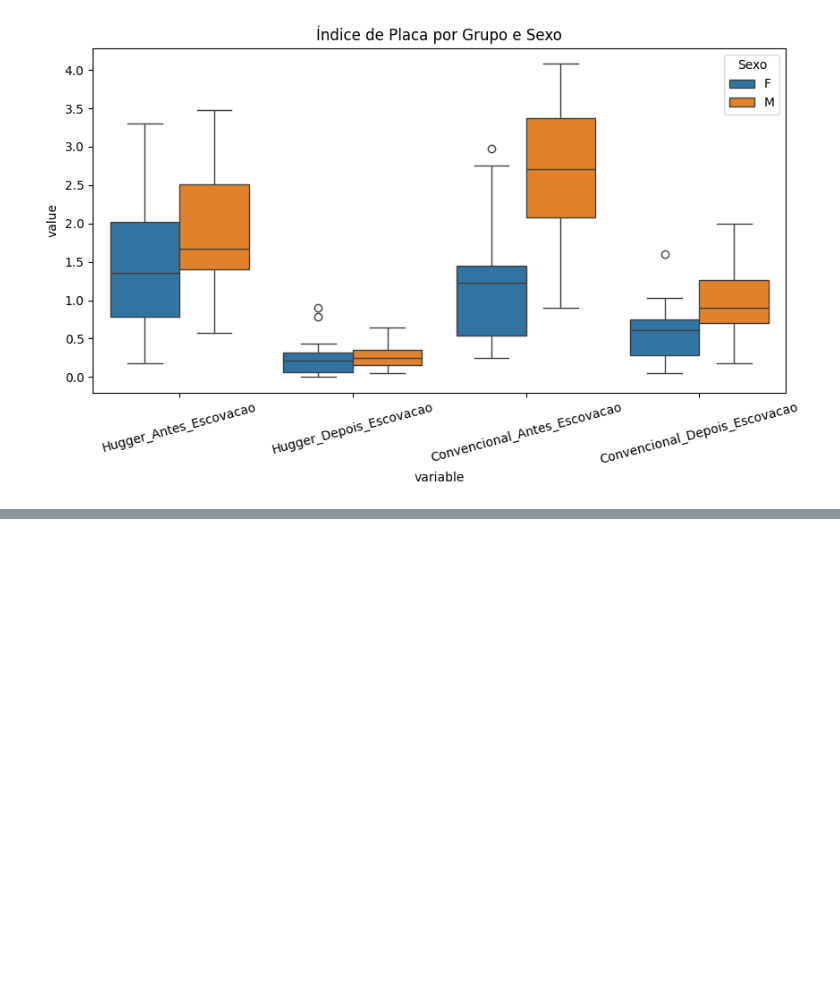
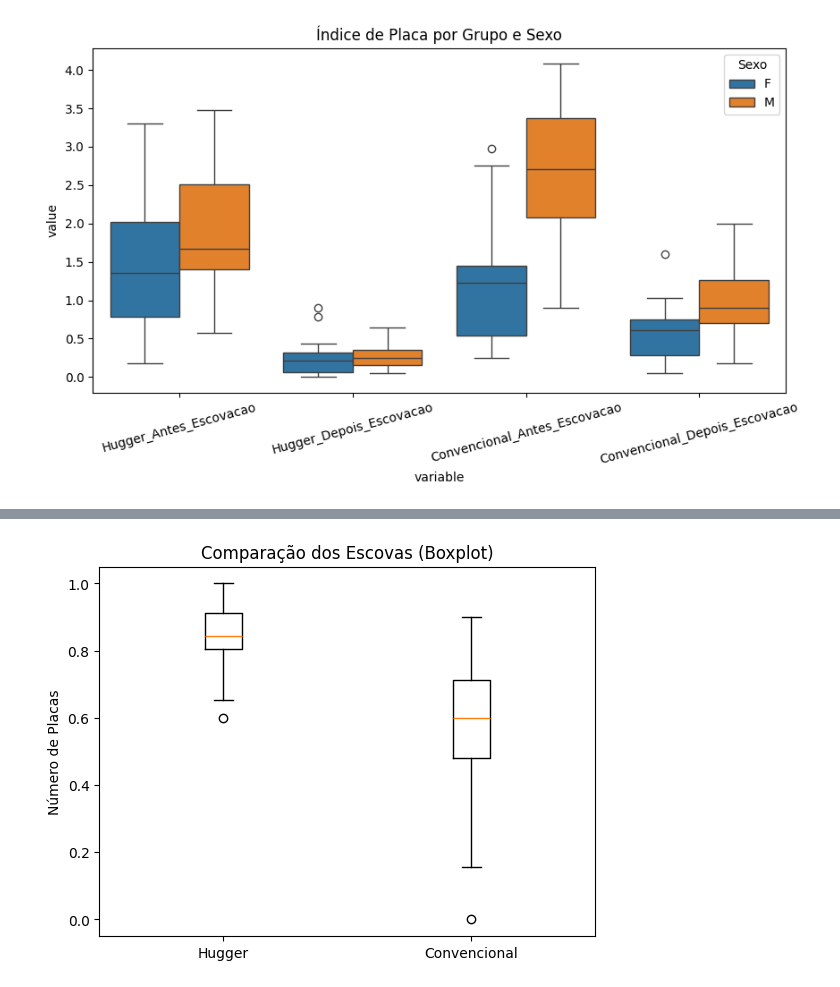
Before and after one commit to jotap53/estatistica_descritiva_python, a Jupyter notebook: notebooks/notebooks_joao_pedro/bacterias.ipynb, the cells around one changed output, grey strips where cells are left out. Cells and saved outputs as stored; diff of their text form; code cells hidden in the pictures; blank space fills up the shorter version.

```diff
--- a/notebooks/notebooks_joao_pedro/bacterias.ipynb
+++ b/notebooks/notebooks_joao_pedro/bacterias.ipynb
@@ -274,0 +202,6 @@ plt.show()
+# %%
+bacterias['Convencional_Ind']=(bacterias['Convencional_Antes_Escovacao']-bacterias['Convencional_Depois_Escovacao'])/bacterias['Convencional_Antes_Escovacao']
+bacterias
+
+bacterias['Hugger_Ind']=(bacterias['Hugger_Antes_Escovacao']-bacterias['Hugger_Depois_Escovacao'])/bacterias['Hugger_Antes_Escovacao']
+bacterias
@@ -274,0 +226,14 @@ plt.show()
+# %%
+import matplotlib.pyplot as plt
+
+plt.figure()
+
+# Boxplot comparando os dois algoritmos
+plt.boxplot([bacterias["Hugger_Ind"], bacterias["Convencional_Ind"]], labels=["Hugger", "Convencional"])
+
+plt.title("Comparação dos Escovas (Boxplot)")
+plt.ylabel("Número de Placas")
+
+plt.show()
+# %% [output]
+[figure, added]
```
Also changed, not shown: parts of 5 cells of this notebook, 5 other files.
